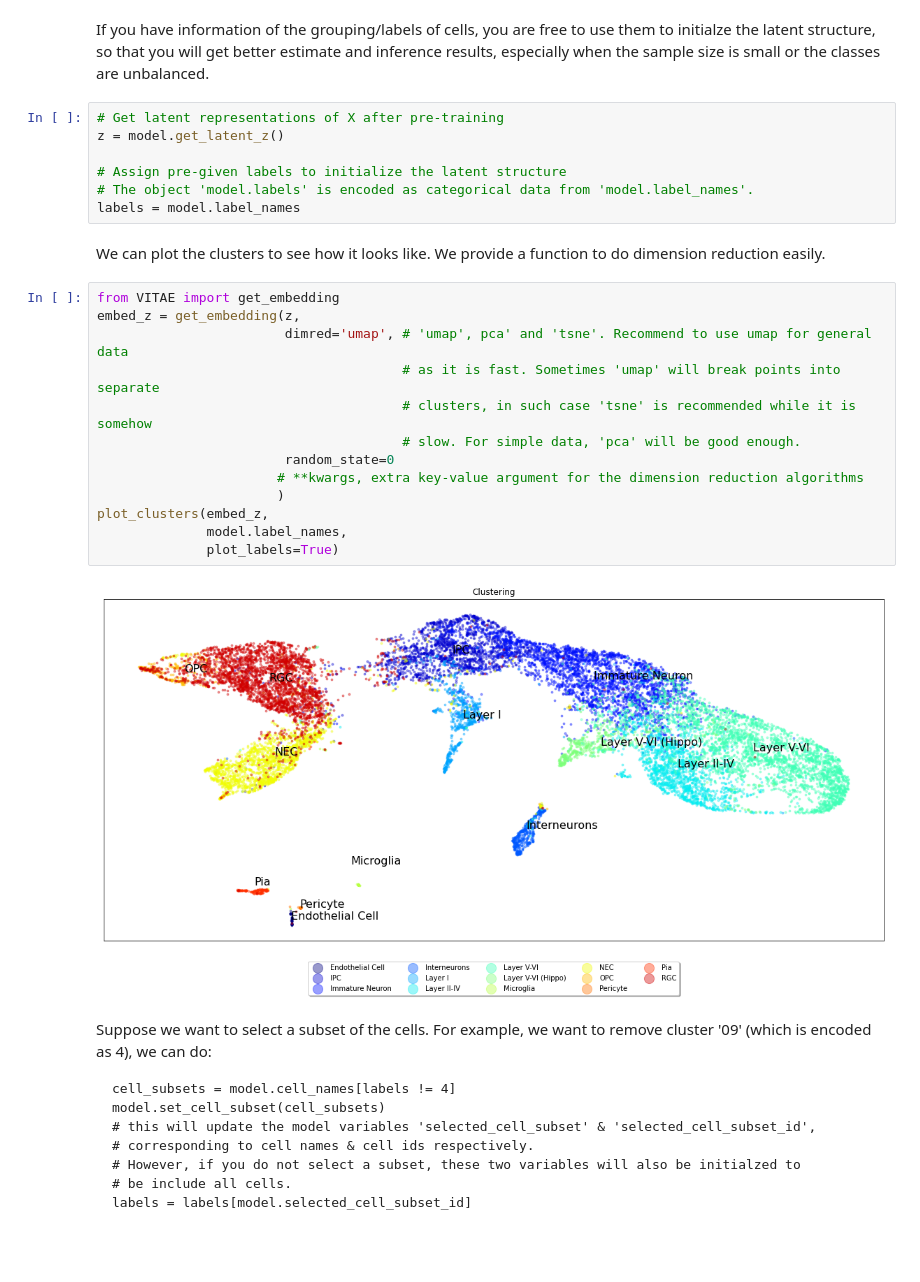
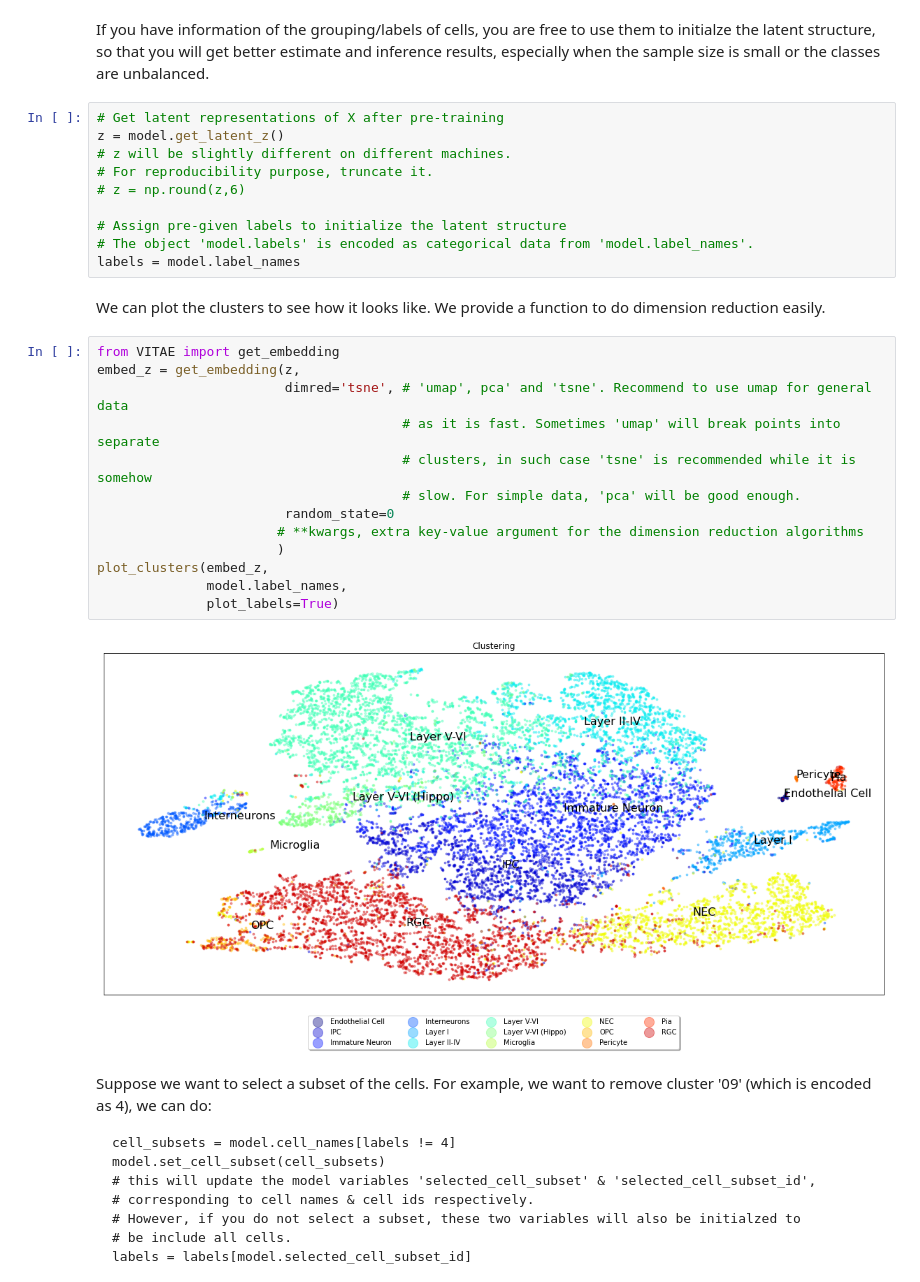
Before and after one commit to jaydu1/VITAE, a Jupyter notebook: tutorials/tutorial_mouse_brain.ipynb, the cells around one changed output. Saved outputs shown, nothing was run; the diff lists cells and outputs as text; blank space fills up the shorter version.

```diff
--- a/tutorials/tutorial_mouse_brain.ipynb
+++ b/tutorials/tutorial_mouse_brain.ipynb
@@ -164,6 +184,9 @@ If you have information of the grouping/labels of cells, you are free to use the
 # %%
 # Get latent representations of X after pre-training
 z = model.get_latent_z()
+# z will be slightly different on different machines.
+# For reproducibility purpose, truncate it.
+# z = np.round(z,6)
 
 # Assign pre-given labels to initialize the latent structure
 # The object 'model.labels' is encoded as categorical data from 'model.label_names'.
@@ -173,18 +196,18 @@ We can plot the clusters to see how it looks like. We provide a function to do d
 # %%
 from VITAE import get_embedding
 embed_z = get_embedding(z,
-                        dimred='umap', # 'umap', pca' and 'tsne'. Recommend to use umap for general data
+                        dimred='tsne', # 'umap', pca' and 'tsne'. Recommend to use umap for general data
                                        # as it is fast. Sometimes 'umap' will break points into separate
                                        # clusters, in such case 'tsne' is recommended while it is somehow
                                        # slow. For simple data, 'pca' will be good enough.
                         random_state=0
                        # **kwargs, extra key-value argument for the dimension reduction algorithms
                        )
 plot_clusters(embed_z,
               model.label_names,
               plot_labels=True)
 # %% [output]
-[figure, old version]
+[figure, new version]
 # %% [markdown]
 Suppose we want to select a subset of the cells. For example, we want to remove cluster '09' (which is encoded as 4), we can do:
 
```
Also changed, not shown: parts of 11 cells of this notebook, 19 other files.
